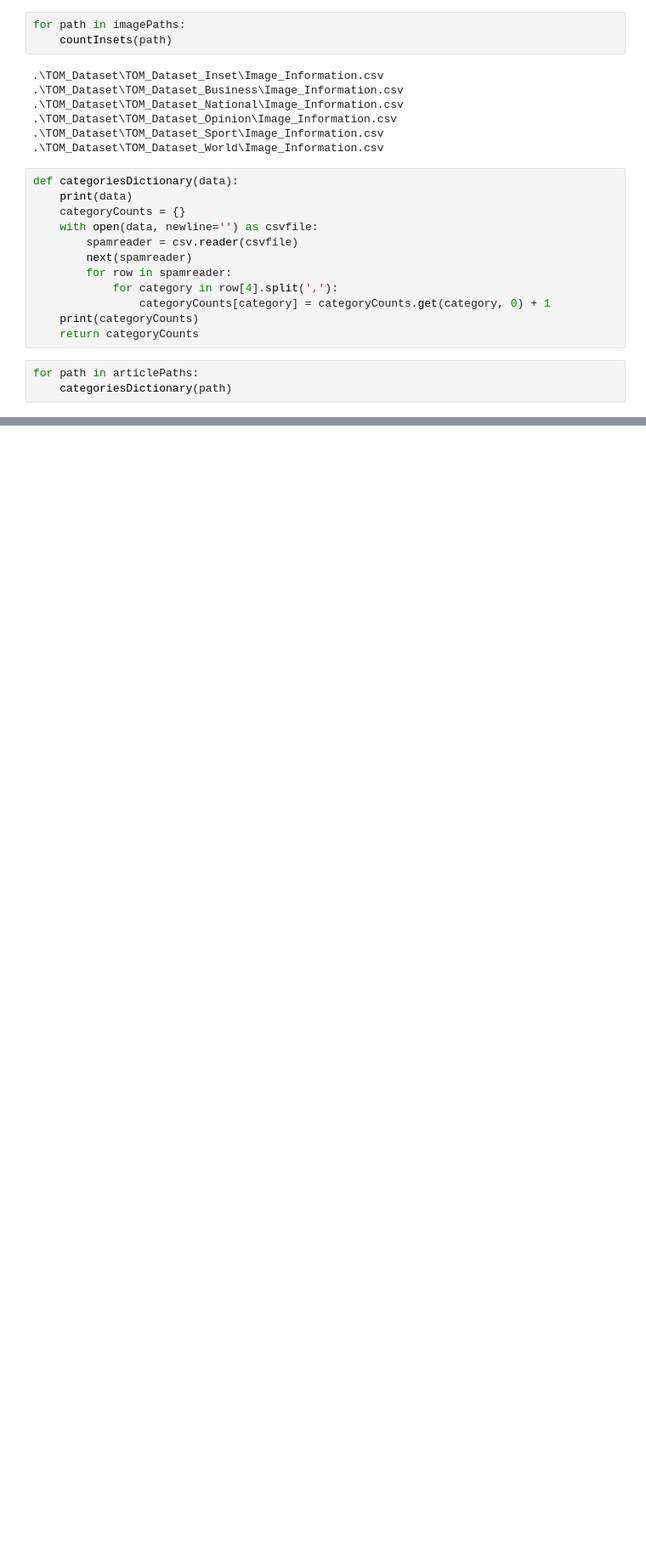
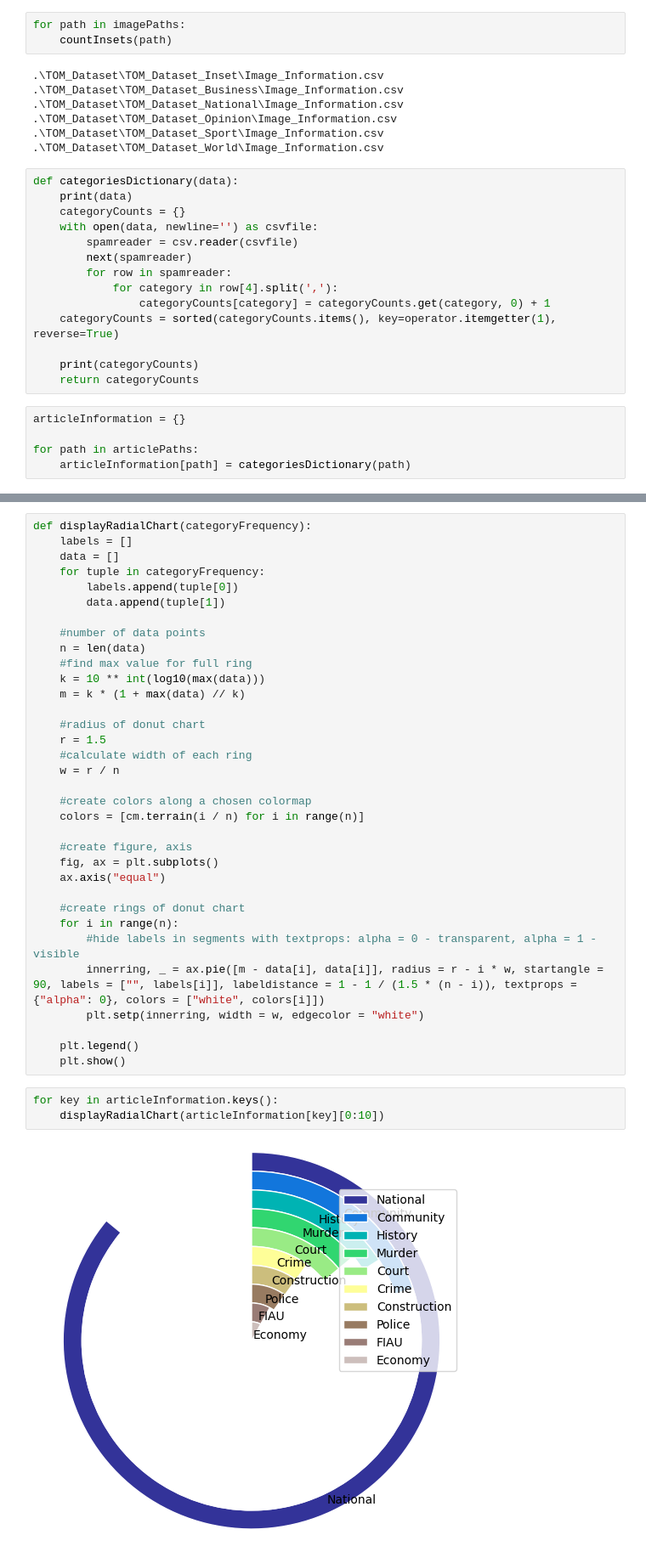
Before and after one commit to isaac21muscat/FYP, a Jupyter notebook: TOM_Image_Analysis.ipynb, the cells around one changed output, grey strips where cells are left out. Shown at 85% size. Cells and saved outputs as stored; diff of their text form; blank space fills up the shorter version.

Commit message:
Added Radial Bar Chart

```diff
--- a/TOM_Image_Analysis.ipynb
+++ b/TOM_Image_Analysis.ipynb
@@ -37,10 +40,14 @@ def categoriesDictionary(data):
         for row in spamreader:
             for category in row[4].split(','):
                 categoryCounts[category] = categoryCounts.get(category, 0) + 1
+    categoryCounts = sorted(categoryCounts.items(), key=operator.itemgetter(1), reverse=True)
+
     print(categoryCounts)
     return categoryCounts
 # %%
+articleInformation = {}
+
 for path in articlePaths:
-    categoriesDictionary(path)
+    articleInformation[path] = categoriesDictionary(path)
 # %% [output]
 .\TOM_Dataset\TOM_Dataset_Inset\Article_Information.csv
@@ -71,0 +92,39 @@ for path in articlePaths:
+# %%
+def displayRadialChart(categoryFrequency):
+    labels = []
+    data = []
+    for tuple in categoryFrequency:
+        labels.append(tuple[0])
+        data.append(tuple[1])
+
+    #number of data points
+    n = len(data)
+    #find max value for full ring
+    k = 10 ** int(log10(max(data)))
+    m = k * (1 + max(data) // k)
+
+    #radius of donut chart
+    r = 1.5
+    #calculate width of each ring
+    w = r / n
+
+    #create colors along a chosen colormap
+    colors = [cm.terrain(i / n) for i in range(n)]
+
+    #create figure, axis
+    fig, ax = plt.subplots()
+    ax.axis("equal")
+
+    #create rings of donut chart
+    for i in range(n):
+        #hide labels in segments with textprops: alpha = 0 - transparent, alpha = 1 - visible
+        innerring, _ = ax.pie([m - data[i], data[i]], radius = r - i * w, startangle = 90, labels = ["", labels[i]], labeldistance = 1 - 1 / (1.5 * (n - i)), textprops = {"alpha": 0}, colors = ["white", colors[i]])
+        plt.setp(innerring, width = w, edgecolor = "white")
+
+    plt.legend()
+    plt.show()
+# %%
+for key in articleInformation.keys():
+    displayRadialChart(articleInformation[key][0:10])
+# %% [output]
+[figure, added]
```
Also changed, not shown: parts of 5 cells of this notebook.
